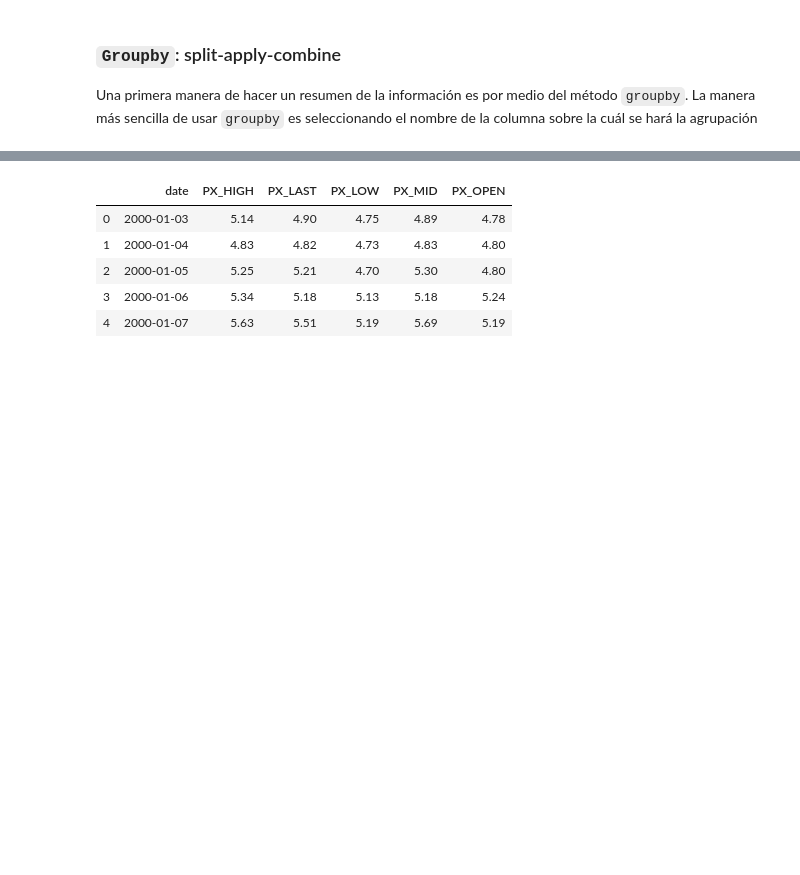
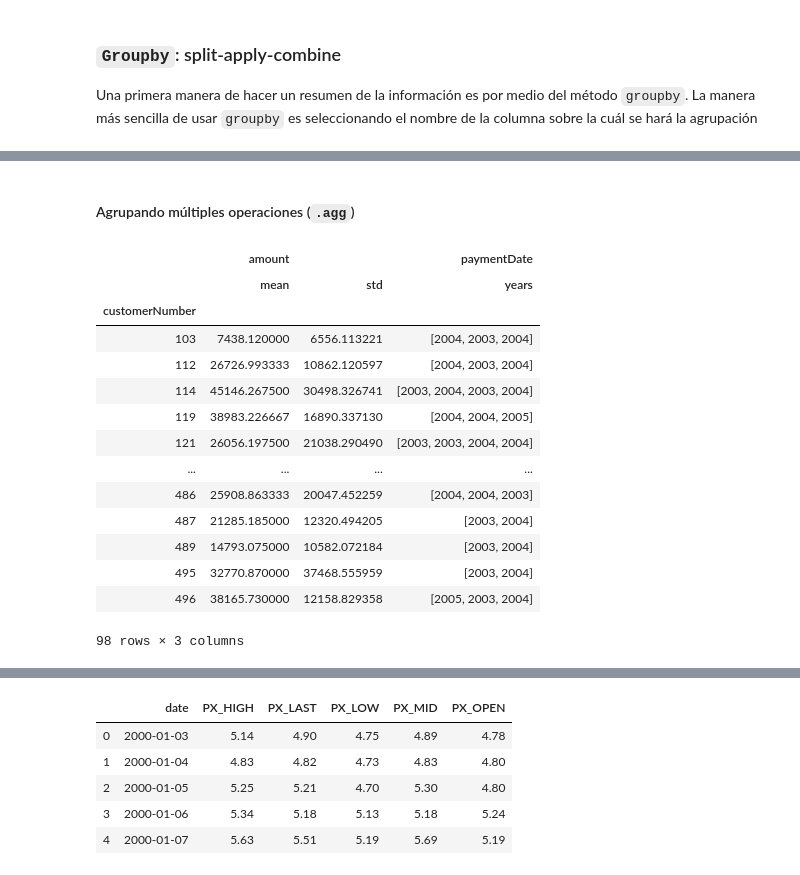
Before and after one commit to elopezgon/data-science, a Jupyter notebook: notes/lec02-pandas.ipynb, the cells around one changed output, grey strips where cells are left out. Saved outputs shown, nothing was run; the diff lists cells and outputs as text; code cells hidden in the pictures; blank space fills up the shorter version.

```diff
--- a/notes/lec02-pandas.ipynb
+++ b/notes/lec02-pandas.ipynb
@@ -417,0 +487,25 @@ payments.groupby("customerNumber")
+# %% [markdown]
+#### Agrupando múltiples operaciones (`.agg`)
+# %%
+from datetime import datetime
+def years(dates, fmt="%Y/%m/%d"):
+    return list(dates.values.astype("datetime64[Y]"))
+
+payments.groupby("customerNumber").agg({"amount": ["mean", "std"],
+                                        "paymentDate": years})
+# %% [output]
+|  | amount |  | paymentDate |
+|  | mean | std | years |
+| customerNumber |  |  |  |
+| 103 | 7438.120000 | 6556.113221 | [2004, 2003, 2004] |
+| 112 | 26726.993333 | 10862.120597 | [2004, 2003, 2004] |
+| 114 | 45146.267500 | 30498.326741 | [2003, 2004, 2003, 2004] |
+| 119 | 38983.226667 | 16890.337130 | [2004, 2004, 2005] |
+| 121 | 26056.197500 | 21038.290490 | [2003, 2003, 2004, 2004] |
+| ... | ... | ... | ... |
+| 486 | 25908.863333 | 20047.452259 | [2004, 2004, 2003] |
+| 487 | 21285.185000 | 12320.494205 | [2003, 2004] |
+| 489 | 14793.075000 | 10582.072184 | [2003, 2004] |
+| 495 | 32770.870000 | 37468.555959 | [2003, 2004] |
+| 496 | 38165.730000 | 12158.829358 | [2005, 2003, 2004] |
+98 rows × 3 columns
```
Also changed, not shown: parts of 11 cells of this notebook.
